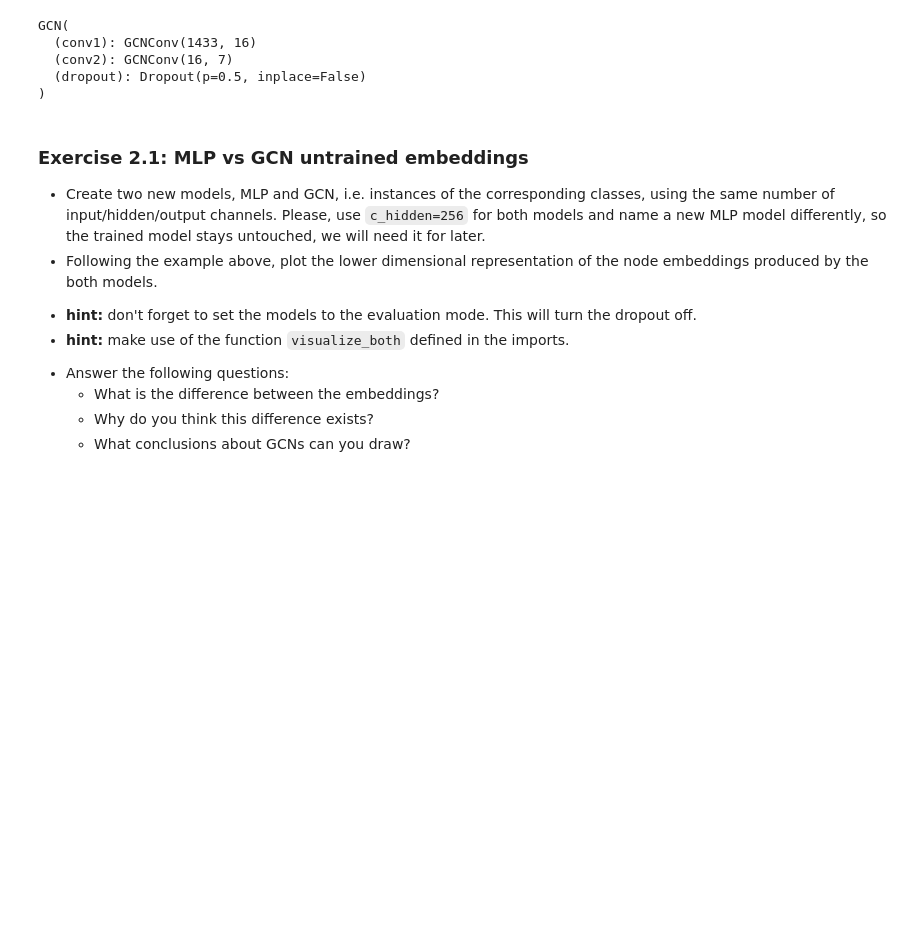
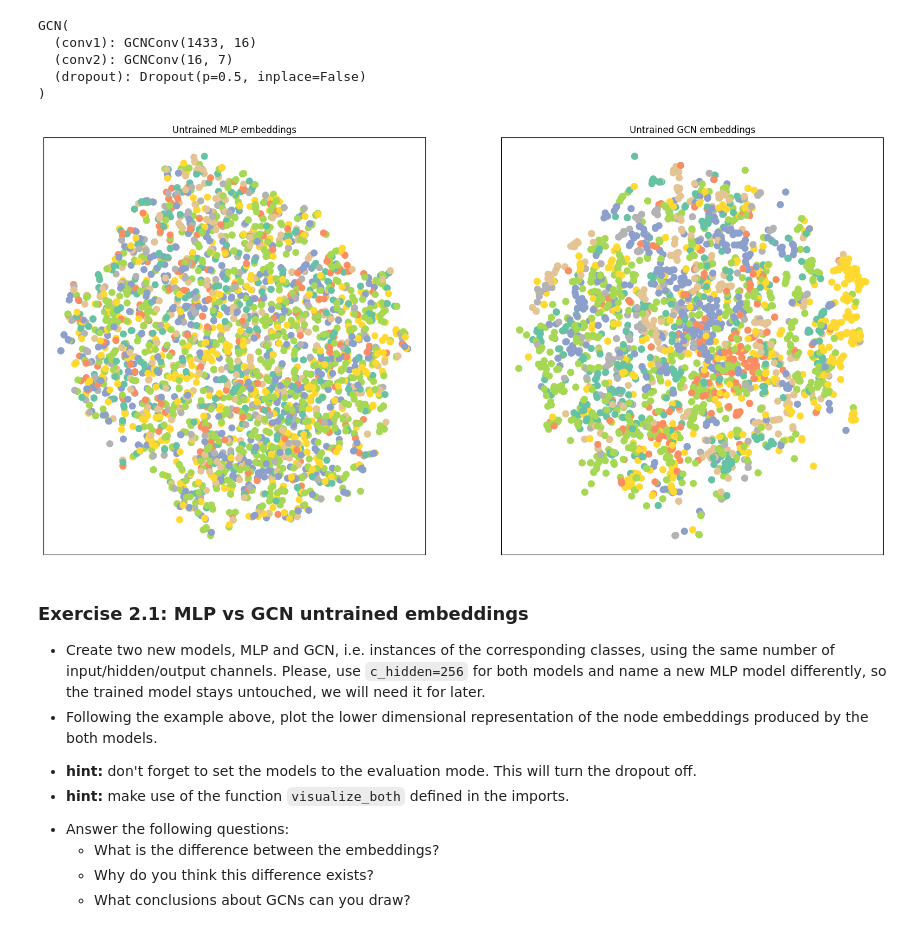
Before and after one commit to shahabday/graph-neural-networks, a Jupyter notebook: 3_NodeClassificationPyG.ipynb, the cells around one changed output. Drawn from its saved outputs; the diff is of its cells as text; code cells hidden in the pictures; blank space fills up the shorter version.

```diff
--- a/3_NodeClassificationPyG.ipynb
+++ b/3_NodeClassificationPyG.ipynb
@@ -330,6 +330,25 @@ GCN(
   (conv2): GCNConv(16, 7)
   (dropout): Dropout(p=0.5, inplace=False)
 )
+# %%
+c_in = dataset.num_features
+c_out = dataset.num_classes
+
+mlp = MLP(c_in=c_in, c_out=c_out, c_hidden=256)
+gcn = GCN(c_in=c_in, c_out=c_out, c_hidden=256)
+
+mlp.eval()
+gcn.eval()
+
+out_mlp = mlp(data.x)
+mlp_title = 'Untrained MLP embeddings'
+
+out_gcn = gcn(data.x, data.edge_index)
+gcn_title = 'Untrained GCN embeddings'
+
+visualize_both(out_mlp, out_gcn, mlp_title, gcn_title, color=data.y)
+# %% [output]
+[figure, added]
 # %% [markdown]
 ### **Exercise 2.1: MLP vs GCN untrained embeddings**
 
```
Also changed, not shown: parts of 1 cell of this notebook.
